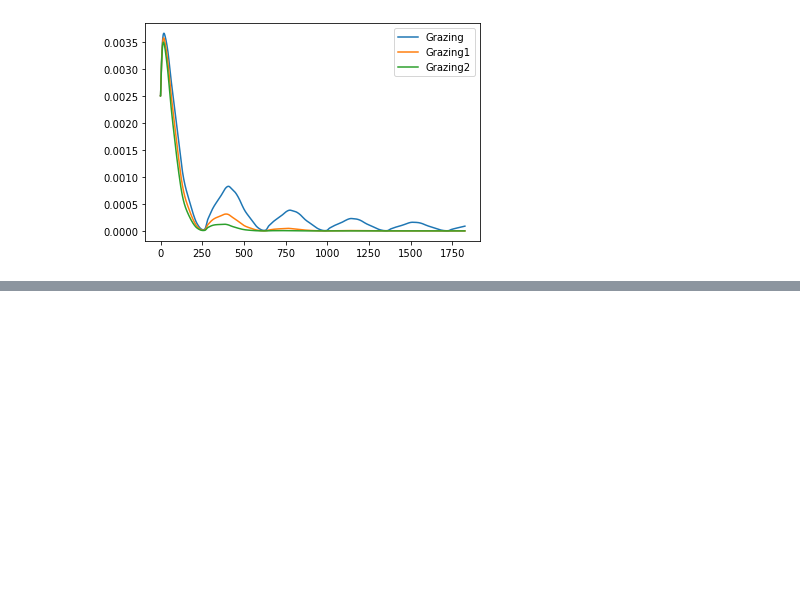
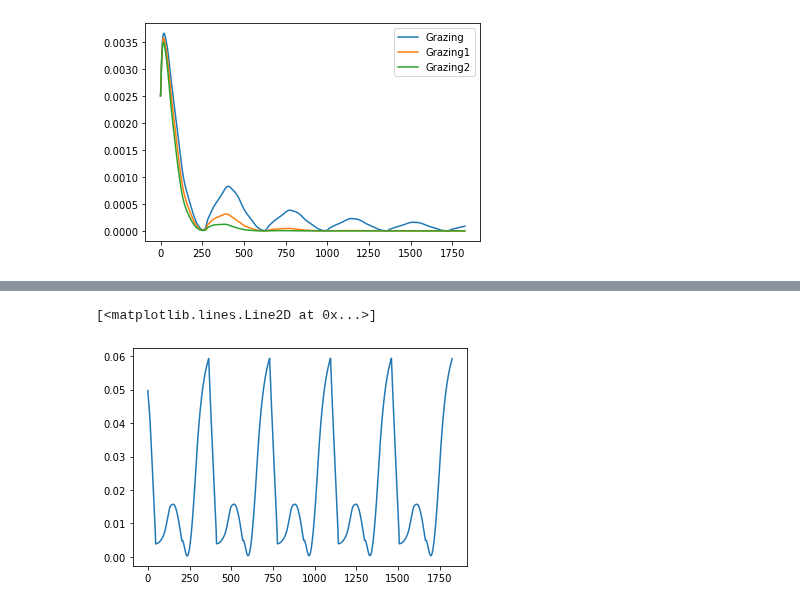
Before and after one commit to ben1post/phydra, a Jupyter notebook: prototypes/FINAL_NPxZxD_prototype.ipynb, the cells around one changed output, grey strips where cells are left out. Drawn from its saved outputs; the diff is of its cells as text; code cells hidden in the pictures; blank space fills up the shorter version.

```diff
--- a/prototypes/FINAL_NPxZxD_prototype.ipynb
+++ b/prototypes/FINAL_NPxZxD_prototype.ipynb
@@ -494,0 +399,2 @@ plt.legend()
+# %%
+upwelling1 = (gekko_out.N0__forcing_value - gekko_out.Nutrient__var_value) * (np.maximum(gekko_out.MLDderiv__forcing_value, 0) +gekko_out.Upwelling__kappa) /gekko_out.MLD__forcing_value
@@ -494,0 +410,5 @@ plt.legend()
+# %%
+plt.plot(time, upwelling1)
+# %% [output]
+[<matplotlib.lines.Line2D at 0x...>]
+[figure, added]
```
Also changed, not shown: parts of 52 cells of this notebook, 6 other files.
